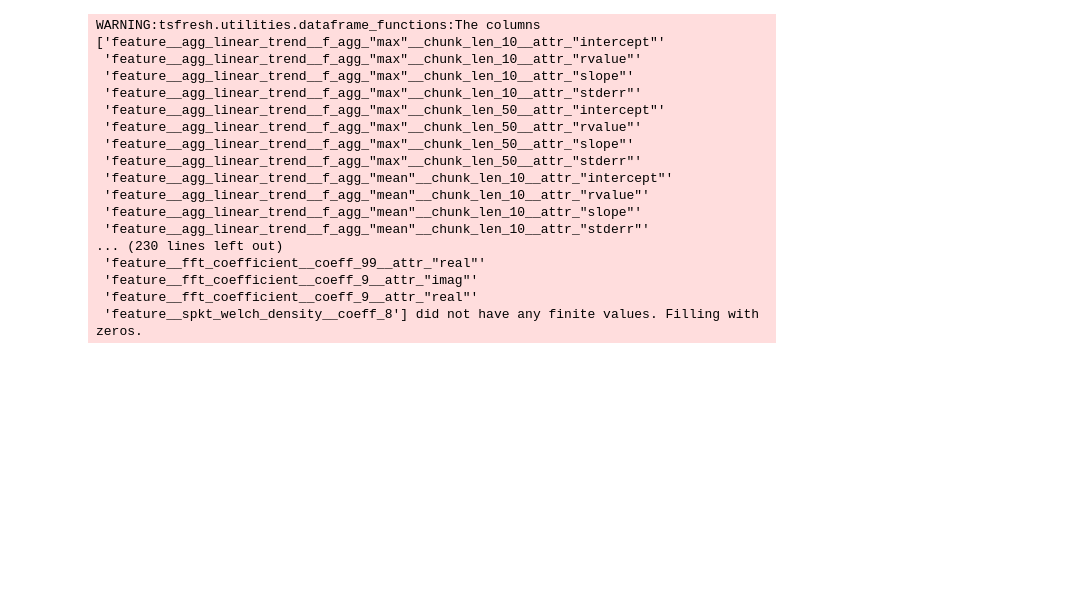
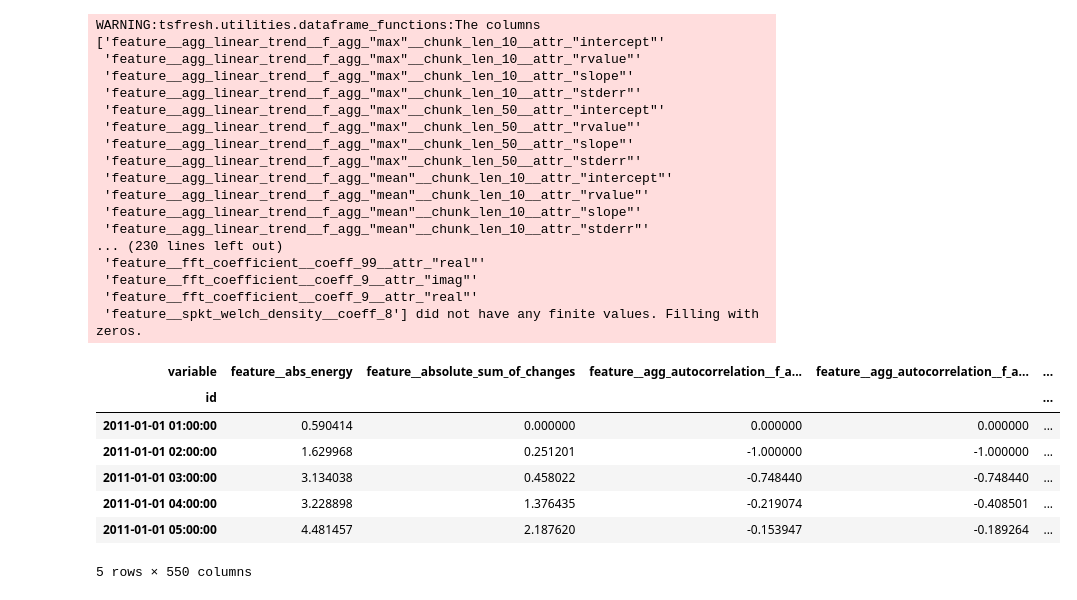
Before and after one commit to blue-yonder/tsfresh, a Jupyter notebook: notebooks/timeseries_forecasting_basic_example.ipynb, the cells around one changed output. Drawn from its saved outputs; the diff is of its cells as text; code cells hidden in the pictures; blank space fills up the shorter version.

```diff
--- a/notebooks/timeseries_forecasting_basic_example.ipynb
+++ b/notebooks/timeseries_forecasting_basic_example.ipynb
@@ -45,3 +70,14 @@ WARNING:tsfresh.utilities.dataframe_functions:The columns ['feature__agg_linear_
  'feature__fft_coefficient__coeff_9__attr_"imag"'
  'feature__fft_coefficient__coeff_9__attr_"real"'
  'feature__spkt_welch_density__coeff_8'] did not have any finite values. Filling with zeros.
+# %%
+X.head()
+# %% [output]
+| variable | feature__abs_energy | feature__absolute_sum_of_changes | feature__agg_autocorrelation__f_a... | feature__agg_autocorrelation__f_a... | ... |
+| id |  |  |  |  | ... |
+| 2011-01-01 01:00:00 | 0.590414 | 0.000000 | 0.000000 | 0.000000 | ... |
+| 2011-01-01 02:00:00 | 1.629968 | 0.251201 | -1.000000 | -1.000000 | ... |
+| 2011-01-01 03:00:00 | 3.134038 | 0.458022 | -0.748440 | -0.748440 | ... |
+| 2011-01-01 04:00:00 | 3.228898 | 1.376435 | -0.219074 | -0.408501 | ... |
+| 2011-01-01 05:00:00 | 4.481457 | 2.187620 | -0.153947 | -0.189264 | ... |
+5 rows × 550 columns
```
Also changed, not shown: parts of 12 cells of this notebook.
